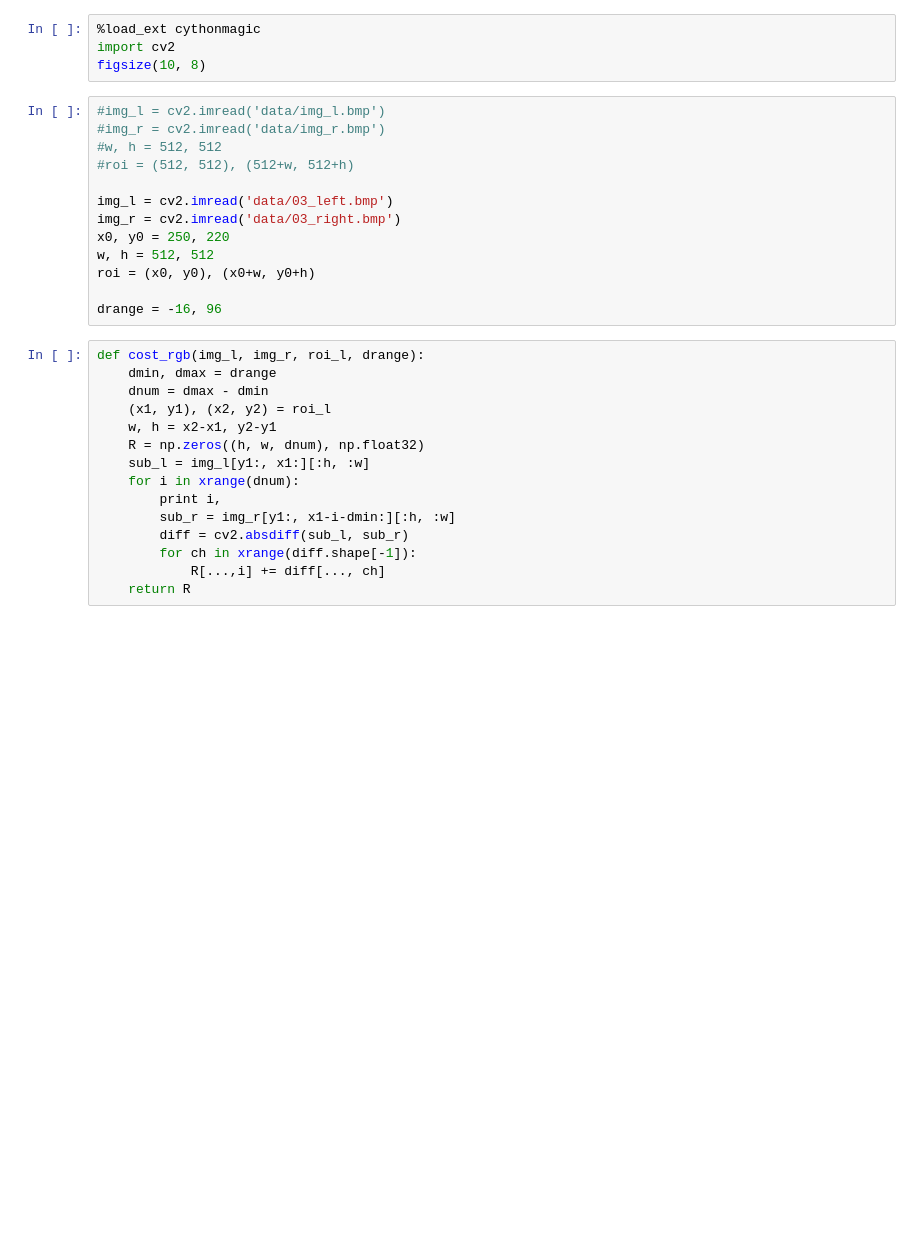
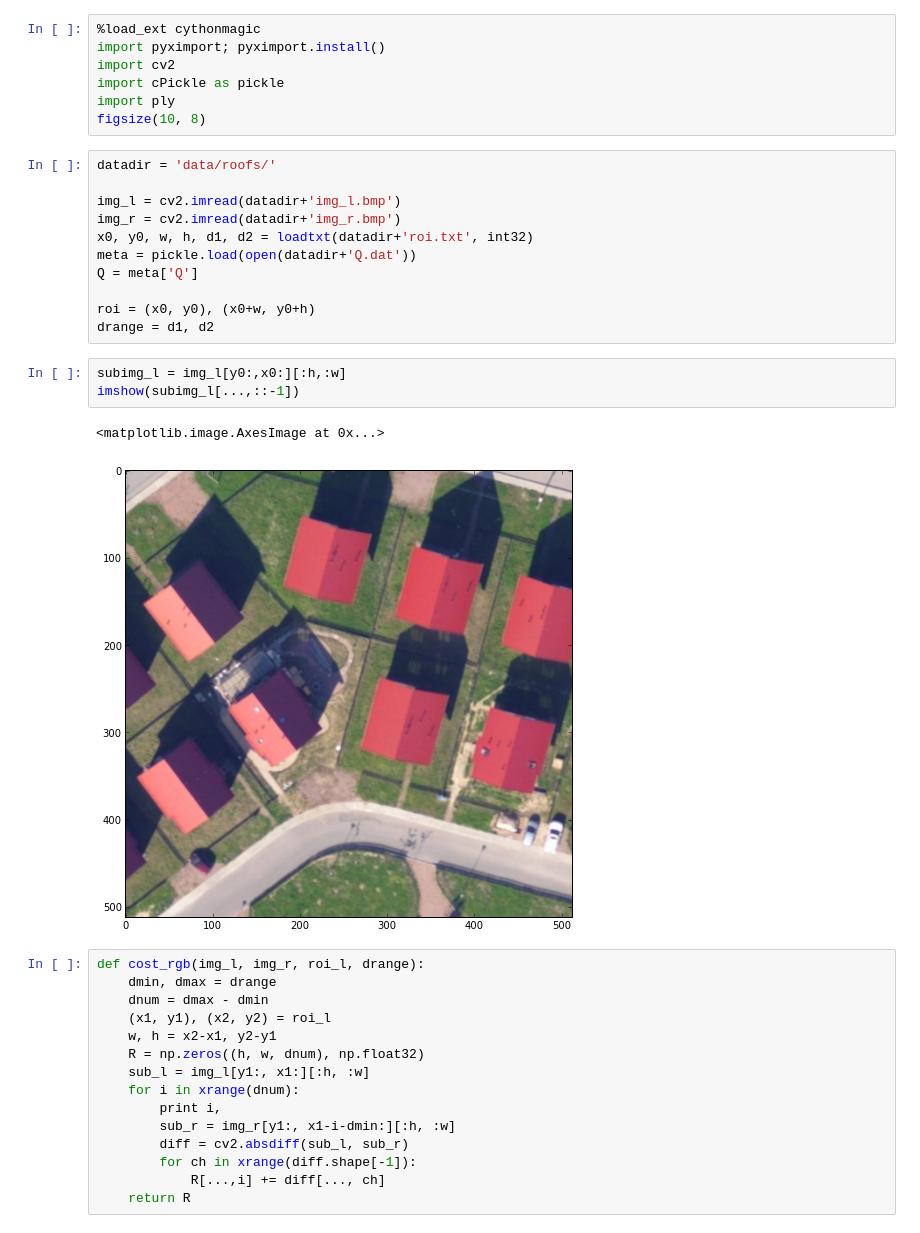
Before and after one commit to znah/notebooks, a Jupyter notebook: cost_volume.ipynb, the cells around one changed output. Saved outputs shown, nothing was run; the diff lists cells and outputs as text; blank space fills up the shorter version.

```diff
--- a/cost_volume.ipynb
+++ b/cost_volume.ipynb
@@ -1,20 +1,27 @@
 # %%
 %load_ext cythonmagic
+import pyximport; pyximport.install()
 import cv2
+import cPickle as pickle
+import ply
 figsize(10, 8)
-# %%
-#img_l = cv2.imread('data/img_l.bmp')
-#img_r = cv2.imread('data/img_r.bmp')
-#w, h = 512, 512
-#roi = (512, 512), (512+w, 512+h)
-
-img_l = cv2.imread('data/03_left.bmp')
-img_r = cv2.imread('data/03_right.bmp')
-x0, y0 = 250, 220
-w, h = 512, 512
-roi = (x0, y0), (x0+w, y0+h)
-
-drange = -16, 96
+# %%
+datadir = 'data/roofs/'
+
+img_l = cv2.imread(datadir+'img_l.bmp')
+img_r = cv2.imread(datadir+'img_r.bmp')
+x0, y0, w, h, d1, d2 = loadtxt(datadir+'roi.txt', int32)
+meta = pickle.load(open(datadir+'Q.dat'))
+Q = meta['Q']
+
+roi = (x0, y0), (x0+w, y0+h)
+drange = d1, d2
+# %%
+subimg_l = img_l[y0:,x0:][:h,:w]
+imshow(subimg_l[...,::-1])
+# %% [output]
+<matplotlib.image.AxesImage at 0x...>
+[figure, added]
 # %%
 def cost_rgb(img_l, img_r, roi_l, drange):
     dmin, dmax = drange
```
Also changed, not shown: parts of 15 cells of this notebook, 3 other files.
